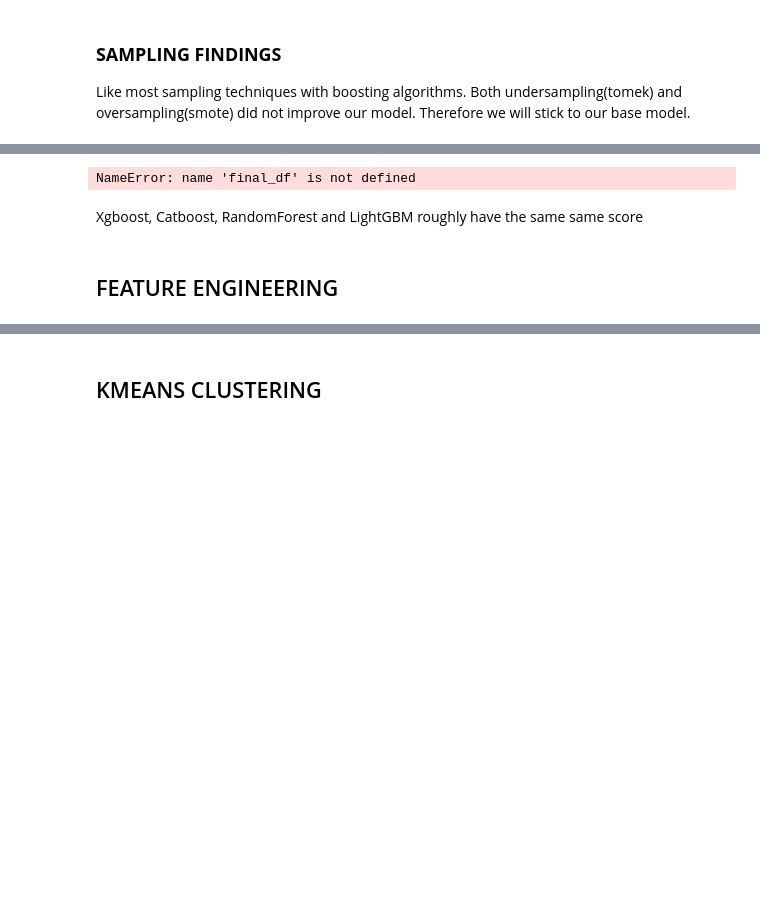
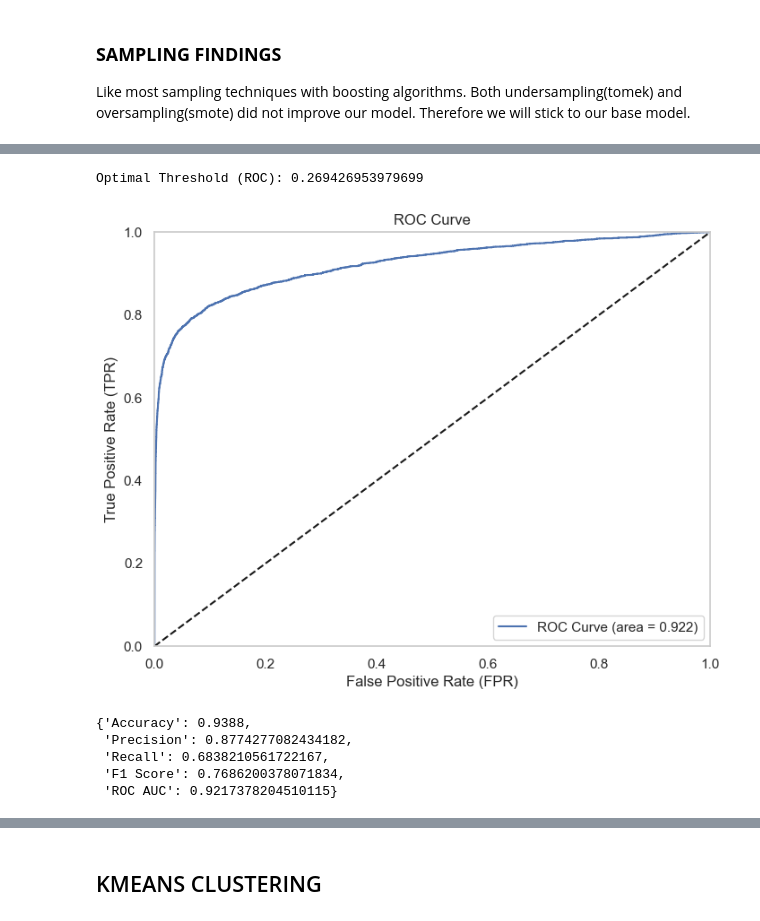
Before and after one commit to Augah2001/Data-Science-Competion-Question-and-Data, a Jupyter notebook: credit_risk.ipynb, the cells around one changed output, grey strips where cells are left out. Cells and saved outputs as stored; diff of their text form; code cells hidden in the pictures; blank space fills up the shorter version.

Commit message:
model analysis: subgrouping

```diff
--- a/credit_risk.ipynb
+++ b/credit_risk.ipynb
@@ -1051,12 +1181,7 @@ def train_evaluate_model(X_train, y_train, X_test, y_test,model = CatBoostClassi
         plt.grid()
         plt.show()
 
-        # Plot confusion matrix
-        cm = confusion_matrix(y_test, y_pred)
-        disp = ConfusionMatrixDisplay(confusion_matrix=cm)
-        disp.plot(cmap=plt.cm.Blues)
-        plt.title('Confusion Matrix')
-        plt.show()
+
 
     return {
     'Accuracy': accuracy,
@@ -1064,7 +1189,7 @@ def train_evaluate_model(X_train, y_train, X_test, y_test,model = CatBoostClassi
     'Recall': recall,
     'F1 Score': f1,
     'ROC AUC': roc_auc
-    }, model,report
+    }, model,report , y_pred,y_pred_proba
 # %%
 
 # base_model_metrics, _, __= train_evaluate_model(X_train, y_train, X_test, y_test)
@@ -1222,11 +1352,12 @@ def create_new_features(df):
     df['age_per_loan_amount'] = df['age'] / (df['total_loan_amount_per_job'] + epsilon)
     df['job_location_per_loan_amount'] = df['job_location_interact'] / (df['total_loan_amount_per_job'] + epsilon)
     df['loan_5000_and_loan_75000_interaction'] = df['loan_equal_5000'] * df['loan_>_75000']
+
     return df
 
 # Create new features for training and test sets
-X_train1 = create_new_features(X_train)
-X_test1 = create_new_features(X_test)
+X_train = create_new_features(X_train)
+X_test = create_new_features(X_test)
 
 
-_,model,__ = train_evaluate_model(X_train1, y_train, X_test1, y_test, show_plots=True)
+# _,model,__, ___ = train_evaluate_model(X_train, y_train, X_test, y_test, show_plots=True)
@@ -1442,20 +1454,0 @@ roc_auc
-# %%
-from sklearn.metrics import accuracy_score
-
-
-X_test = location_thresh_classification(X_train, y_train, X_test)
-y_pred = catboost_model.predict(X_test)
-y_pred_proba = catboost_model.predict_proba(X_test)[:, 1]
-
-# Calculate evaluation metrics
-accuracy = accuracy_score(y_test, y_pred)
-precision = precision_score(y_test, y_pred)
-recall = recall_score(y_test, y_pred)
-f1 = f1_score(y_test, y_pred)
-roc_auc = roc_auc_score(y_test, y_pred_proba)
-
-print(f'accuracy: {accuracy}')
-print(f'pre: {precision}')
-print(f'recall: {recall}')
-print(f'f1: {f1}')
-print(f'auc: {roc_auc}')
@@ -1475,9 +1454,0 @@ NameError: name 'probas' is not defined
-# %%
-final_df
-# df.drop(columns=['disbursemet_date', 'marital_status']).groupby('location').mean().sort_values('loan_amount')
-# %% [output]
-NameError: name 'final_df' is not defined
-# %% [markdown]
-Xgboost, Catboost, RandomForest and LightGBM roughly have the same same score
-# %% [markdown]
-## FEATURE ENGINEERING
@@ -1520,5 +1455,11 @@ Xgboost, Catboost, RandomForest and LightGBM roughly have the same same score
-# %%
-
-# binary categories for loan_amount === 5000 and greater than 75000
-X_train['less_than_10000'] = np.where(X_train.loan_amount==5000,1,0)
-X_train['greater_than_75000'] = np.where(X_train.loan_amount>75000,1,0)
+# %%
+metrics,model,report,preds, y_pred_proba = train_evaluate_model(X_train, y_train, X_test, y_test, show_plots=True)
+metrics
+# %% [output]
+Optimal Threshold (ROC): 0.269426953979699
+[figure, added]
+{'Accuracy': 0.9388,
+ 'Precision': 0.8774277082434182,
+ 'Recall': 0.6838210561722167,
+ 'F1 Score': 0.7686200378071834,
+ 'ROC AUC': 0.9217378204510115}
```
Also changed, not shown: parts of 91 cells of this notebook, 4 other files.
